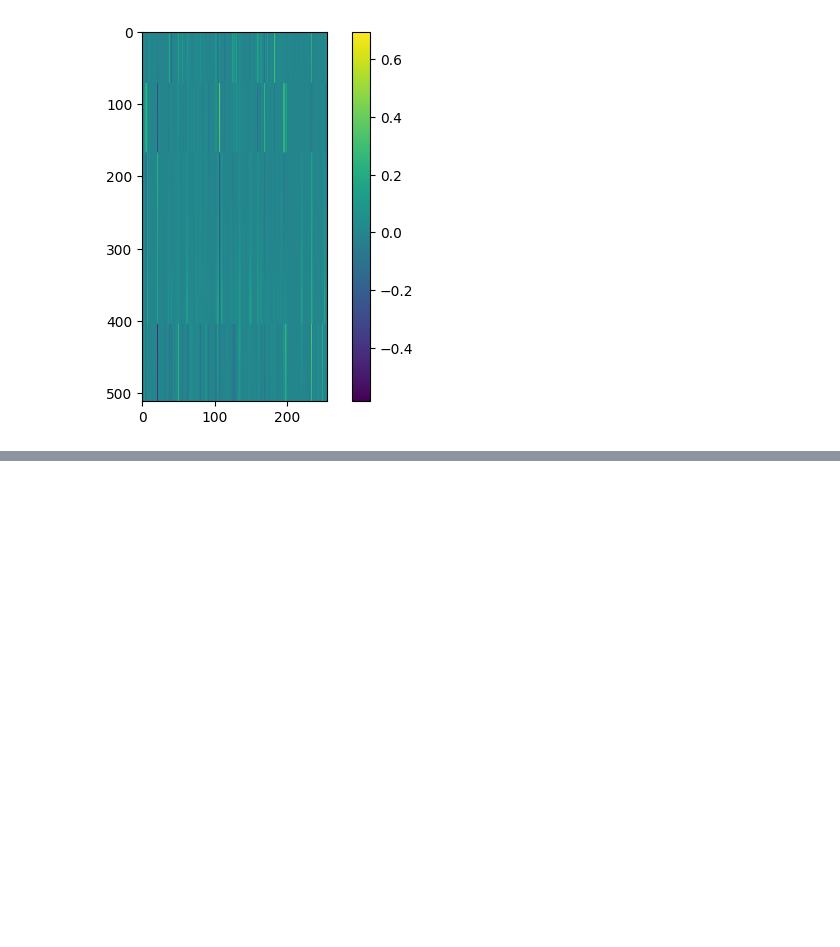
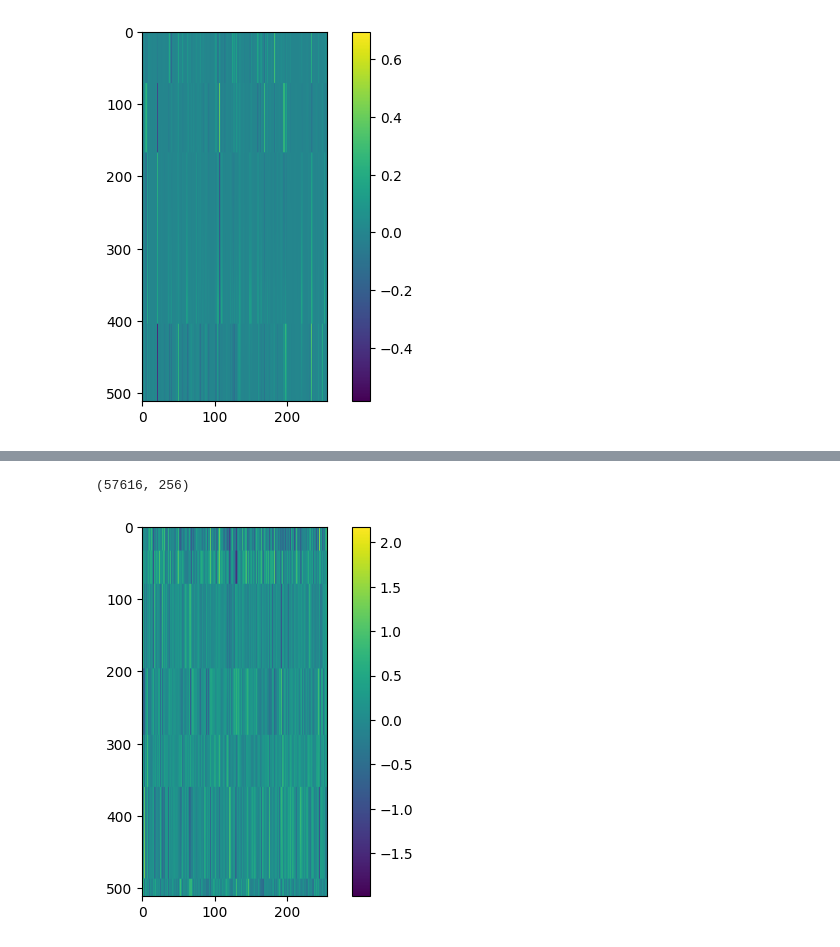
Before and after one commit to soul-M-42/Covariance_EEG_Emotion, a Jupyter notebook: vis_tool.ipynb, the cells around one changed output, grey strips where cells are left out. Cells and saved outputs as stored; diff of their text form; code cells hidden in the pictures; blank space fills up the shorter version.

```diff
--- a/vis_tool.ipynb
+++ b/vis_tool.ipynb
@@ -49,0 +61,8 @@ show_data(data_cnn_new[:512])
+# %%
+dir_determin = '/mnt/dataset0/qingzhu/AutoICA_Processed_EEG/SEED_V/Processed_data_filter_0.50_47.00_AutoICA_Def_Threshold/data_3in1/ext_fea/cnnNormAfterMLP_f0_fea_epoch=19.ckptme.npy'
+data_determin = np.load(dir_determin)
+print(data_determin.shape)
+show_data(data_determin[:512])
+# %% [output]
+(57616, 256)
+[figure, added]
```
Also changed, not shown: parts of 6 cells of this notebook, 4 other files.
